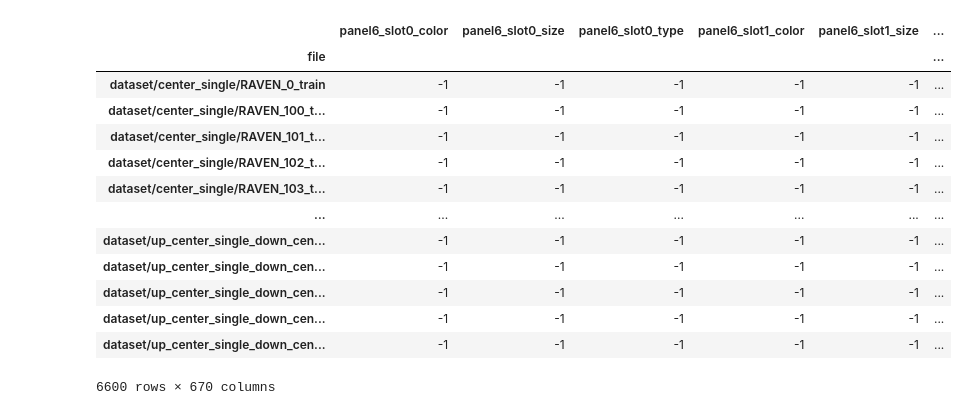
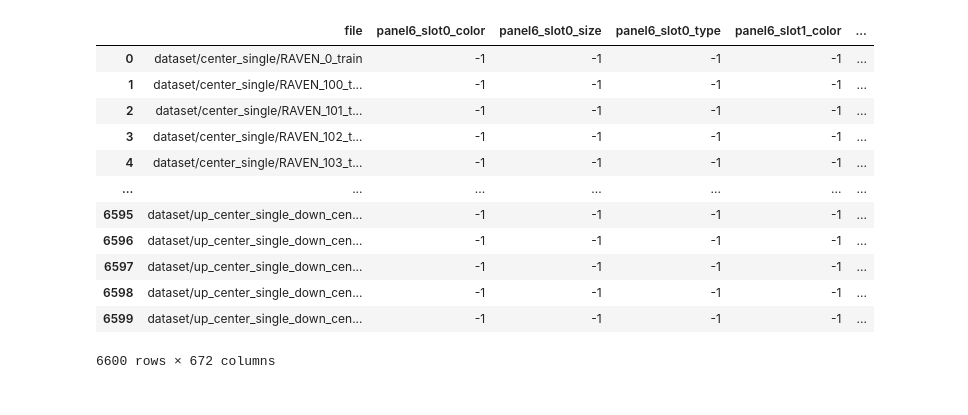
Before and after one commit to zijizhu/avr, a Jupyter notebook: stage3.ipynb, the cells around one changed output. Cells and saved outputs as stored; diff of their text form; code cells hidden in the pictures.

Commit message:
Stage 3 model wip

```diff
--- a/stage3.ipynb
+++ b/stage3.ipynb
@@ -20,13 +21,17 @@ def extract_stage3_ground_truth(dataset_dir: str, split: str):
 
     all_panel_df = []
     full_rule_data = []
+    full_target_data = []
 
     for file_path in all_file_paths:
         xml = ET.parse(file_path.with_suffix('.xml'))
+        npz = np.load(file_path.with_suffix('.npz'))
         xml_root = xml.getroot()
         panel_info_list = parse_panels(xml_root)
         component_rules = parse_rules(xml_root)
         context_panels = panel_info_list[6:]
+
+        full_target_data.append({'file': str(file_path), 'target': npz['target'].item()})
 
         # Get rules (labels)
         for component in component_rules:
@@ -48,11 +53,13 @@ def extract_stage3_ground_truth(dataset_dir: str, split: str):
         panel_df = panel_dict_to_df(range(6, 16), context_panels, str(file_path))
         all_panel_df.append(panel_df)
 
-    return pd.concat(all_panel_df).reset_index(drop=True), pd.DataFrame(full_rule_data)
+    return (pd.concat(all_panel_df).reset_index(drop=True),
+            pd.DataFrame(full_rule_data),
+            pd.DataFrame(full_target_data))
 # %%
-panels, rules = extract_stage3_ground_truth('dataset', 'train')
+panels, rules, targets = extract_stage3_ground_truth('dataset', 'train')
 # %%
-def prepare_stage3_dataset(panels_df: pd.DataFrame, rules_df: pd.DataFrame):
+def prepare_stage3_dataset(panels_df: pd.DataFrame, rules_df: pd.DataFrame, target_df: pd.DataFrame):
     panels_df_copy = panels_df.copy()
     reshaped_indices = ['file', 'component', 'panel']
 
@@ -76,23 +83,24 @@ def prepare_stage3_dataset(panels_df: pd.DataFrame, rules_df: pd.DataFrame):
     rules_df = rules_df.rename(columns={'file_path': 'file'})
     rules_df = rules_df.set_index(['file'])
 
-    final_df = reshaped_panels_df.join(rules_df)
+    final_df = reshaped_panels_df.join(rules_df).join(target_df.set_index(['file']))
 
     return final_df
 # %%
-prepare_stage3_dataset(panels, rules)
+final = prepare_stage3_dataset(panels, rules, targets)
+final = final.reset_index()
+final
 # %% [output]
-|  | panel6_slot0_color | panel6_slot0_size | panel6_slot0_type | panel6_slot1_color | panel6_slot1_size | ... |
-| file |  |  |  |  |  | ... |
-| dataset/center_single/RAVEN_0_train | -1 | -1 | -1 | -1 | -1 | ... |
-| dataset/center_single/RAVEN_100_t... | -1 | -1 | -1 | -1 | -1 | ... |
-| dataset/center_single/RAVEN_101_t... | -1 | -1 | -1 | -1 | -1 | ... |
-| dataset/center_single/RAVEN_102_t... | -1 | -1 | -1 | -1 | -1 | ... |
-| dataset/center_single/RAVEN_103_t... | -1 | -1 | -1 | -1 | -1 | ... |
+|  | file | panel6_slot0_color | panel6_slot0_size | panel6_slot0_type | panel6_slot1_color | ... |
+| 0 | dataset/center_single/RAVEN_0_train | -1 | -1 | -1 | -1 | ... |
+| 1 | dataset/center_single/RAVEN_100_t... | -1 | -1 | -1 | -1 | ... |
+| 2 | dataset/center_single/RAVEN_101_t... | -1 | -1 | -1 | -1 | ... |
+| 3 | dataset/center_single/RAVEN_102_t... | -1 | -1 | -1 | -1 | ... |
+| 4 | dataset/center_single/RAVEN_103_t... | -1 | -1 | -1 | -1 | ... |
 | ... | ... | ... | ... | ... | ... | ... |
-| dataset/up_center_single_down_cen... | -1 | -1 | -1 | -1 | -1 | ... |
-| dataset/up_center_single_down_cen... | -1 | -1 | -1 | -1 | -1 | ... |
-| dataset/up_center_single_down_cen... | -1 | -1 | -1 | -1 | -1 | ... |
-| dataset/up_center_single_down_cen... | -1 | -1 | -1 | -1 | -1 | ... |
-| dataset/up_center_single_down_cen... | -1 | -1 | -1 | -1 | -1 | ... |
+| 6595 | dataset/up_center_single_down_cen... | -1 | -1 | -1 | -1 | ... |
+| 6596 | dataset/up_center_single_down_cen... | -1 | -1 | -1 | -1 | ... |
+| 6597 | dataset/up_center_single_down_cen... | -1 | -1 | -1 | -1 | ... |
+| 6598 | dataset/up_center_single_down_cen... | -1 | -1 | -1 | -1 | ... |
+| 6599 | dataset/up_center_single_down_cen... | -1 | -1 | -1 | -1 | ... |
-6600 rows × 670 columns
+6600 rows × 672 columns
```
Also changed, not shown: parts of 17 cells of this notebook.
